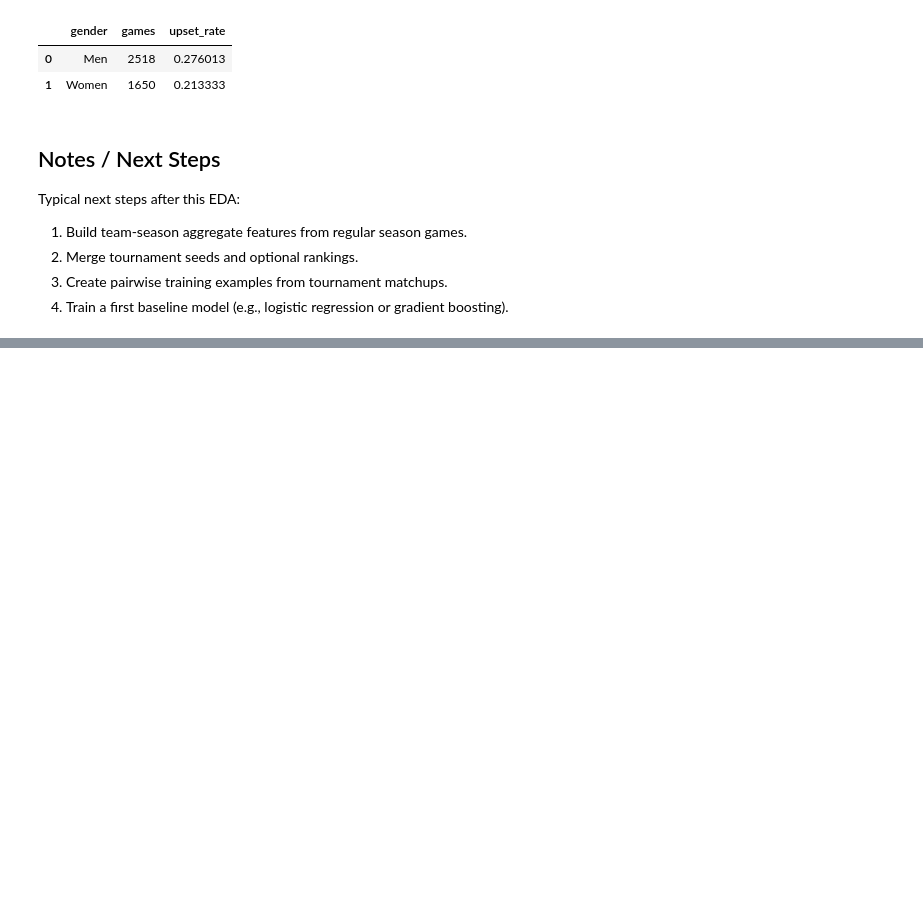
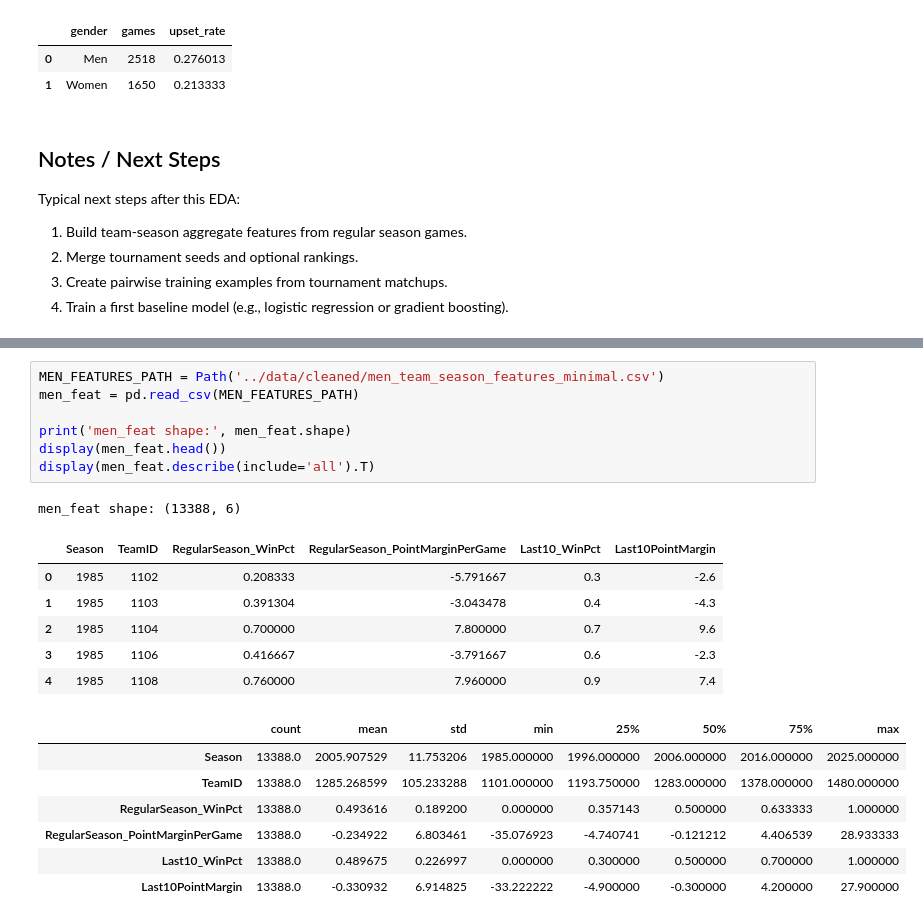
Before and after one commit to KenKbs/KaggleMarchMachineLearningMania2026, a Jupyter notebook: notebooks/01_descriptive_data_analysis.ipynb, the cells around one changed output, grey strips where cells are left out. Cells and saved outputs as stored; diff of their text form; blank space fills up the shorter version.

```diff
--- a/notebooks/01_descriptive_data_analysis.ipynb
+++ b/notebooks/01_descriptive_data_analysis.ipynb
@@ -291,0 +296,22 @@ Typical next steps after this EDA:
+# %%
+MEN_FEATURES_PATH = Path('../data/cleaned/men_team_season_features_minimal.csv')
+men_feat = pd.read_csv(MEN_FEATURES_PATH)
+
+print('men_feat shape:', men_feat.shape)
+display(men_feat.head())
+display(men_feat.describe(include='all').T)
+# %% [output]
+men_feat shape: (13388, 6)
+|  | Season | TeamID | RegularSeason_WinPct | RegularSeason_PointMarginPerGame | Last10_WinPct | Last10PointMargin |
+| 0 | 1985 | 1102 | 0.208333 | -5.791667 | 0.3 | -2.6 |
+| 1 | 1985 | 1103 | 0.391304 | -3.043478 | 0.4 | -4.3 |
+| 2 | 1985 | 1104 | 0.700000 | 7.800000 | 0.7 | 9.6 |
+| 3 | 1985 | 1106 | 0.416667 | -3.791667 | 0.6 | -2.3 |
+| 4 | 1985 | 1108 | 0.760000 | 7.960000 | 0.9 | 7.4 |
+|  | count | mean | std | min | 25% | 50% | 75% | max |
+| Season | 13388.0 | 2005.907529 | 11.753206 | 1985.000000 | 1996.000000 | 2006.000000 | 2016.000000 | 2025.000000 |
+| TeamID | 13388.0 | 1285.268599 | 105.233288 | 1101.000000 | 1193.750000 | 1283.000000 | 1378.000000 | 1480.000000 |
+| RegularSeason_WinPct | 13388.0 | 0.493616 | 0.189200 | 0.000000 | 0.357143 | 0.500000 | 0.633333 | 1.000000 |
+| RegularSeason_PointMarginPerGame | 13388.0 | -0.234922 | 6.803461 | -35.076923 | -4.740741 | -0.121212 | 4.406539 | 28.933333 |
+| Last10_WinPct | 13388.0 | 0.489675 | 0.226997 | 0.000000 | 0.300000 | 0.500000 | 0.700000 | 1.000000 |
+| Last10PointMargin | 13388.0 | -0.330932 | 6.914825 | -33.222222 | -4.900000 | -0.300000 | 4.200000 | 27.900000 |
```
Also changed, not shown: parts of 5 cells of this notebook, 4 other files.
